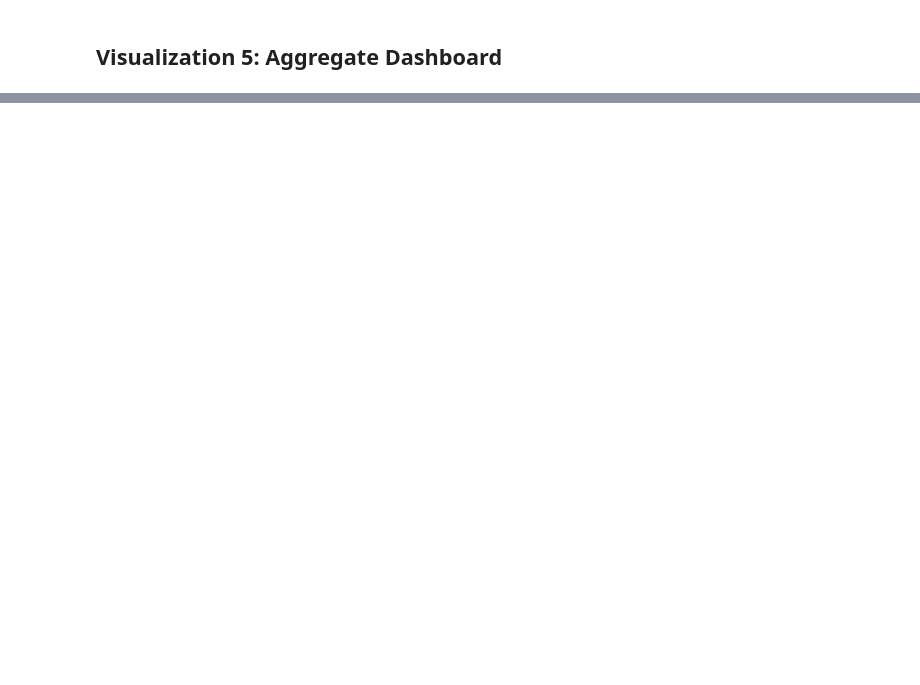
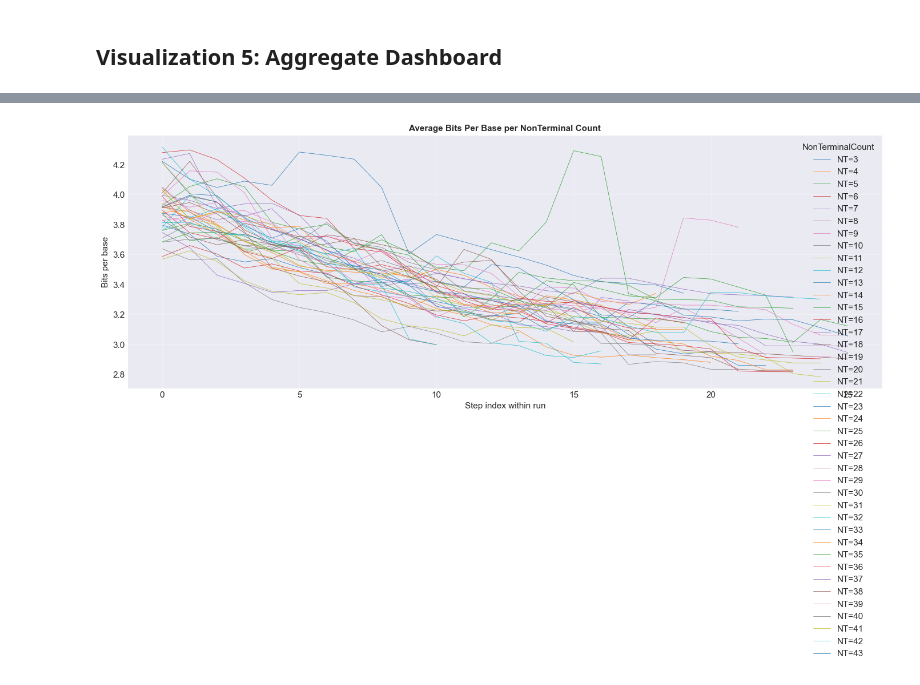
Before and after one commit to moritz-gross/better-grammars, a Jupyter notebook: visualize_local_search.ipynb, the cells around one changed output, grey strips where cells are left out. Cells and saved outputs as stored; diff of their text form; code cells hidden in the pictures; blank space fills up the shorter version.

```diff
--- a/visualize_local_search.ipynb
+++ b/visualize_local_search.ipynb
@@ -224,0 +335,39 @@ plt.show()
+# %%
+import matplotlib.pyplot as plt
+
+fig, ax = plt.subplots(figsize=(14, 8))
+
+# Group by NonTerminalCount AND StepIndex
+agg = (
+    df.groupby(['NonTerminalCount', 'StepIndex'])['bitsPerBase']
+      .agg(
+          Mean='mean',
+          P25=lambda s: s.quantile(0.25),
+          P75=lambda s: s.quantile(0.75)
+      )
+      .reset_index()
+)
+
+# Plot one line per NonTerminalCount
+for nt_count, data in agg.groupby('NonTerminalCount'):
+    data = data.sort_values('StepIndex')
+
+    ax.plot(
+        data['StepIndex'],
+        data['Mean'],
+        linewidth=0.5,
+        label=f'NT={nt_count}'
+    )
+
+
+
+ax.set_title('Average Bits Per Base per NonTerminal Count', fontsize=11, fontweight='bold')
+ax.set_xlabel('Step index within run')
+ax.set_ylabel('Bits per base')
+ax.legend(title='NonTerminalCount')
+ax.grid(True, alpha=0.3)
+
+plt.tight_layout()
+plt.show()
+# %% [output]
+[figure, added]
```
Also changed, not shown: parts of 9 cells of this notebook, 1 other file.
